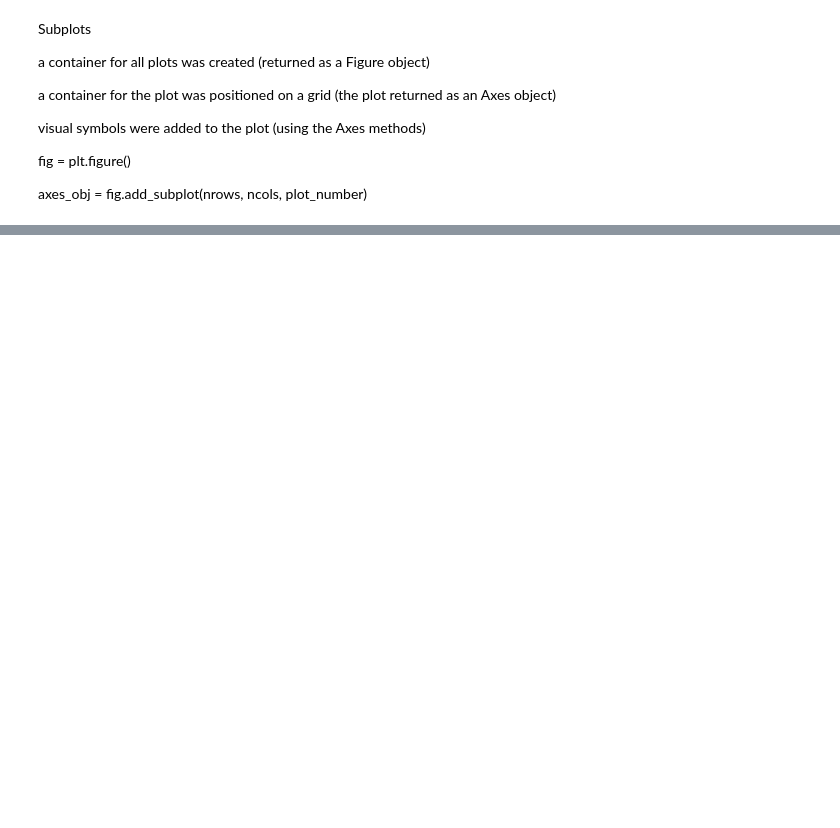
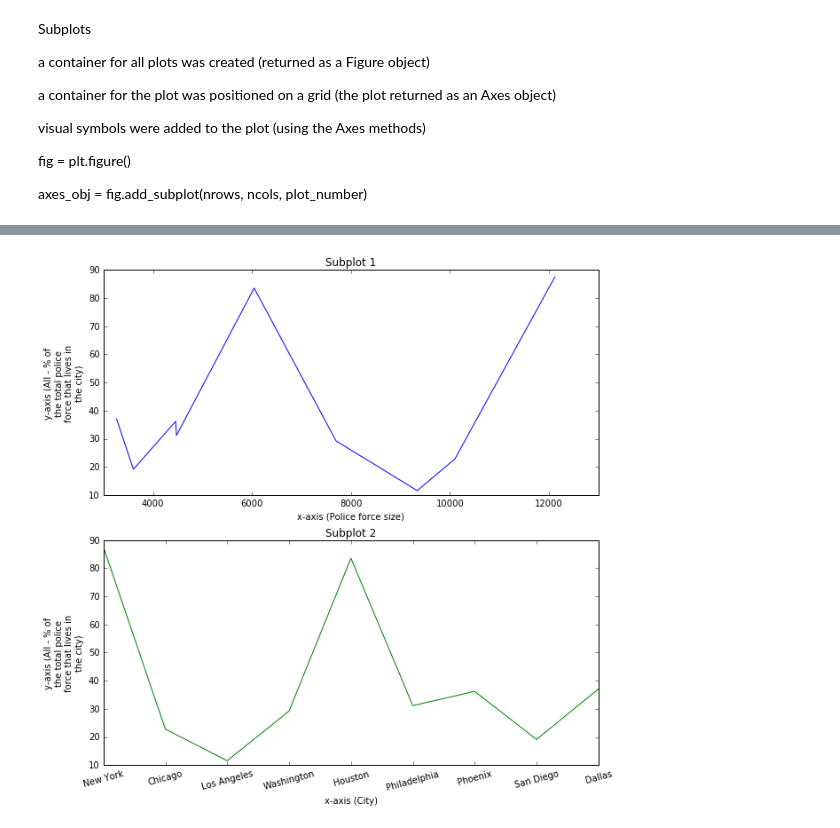
Before and after one commit to Anoosha-Shetty/Data-Science, a Jupyter notebook: Plotting/Line Charts.ipynb, the cells around one changed output, grey strips where cells are left out. Saved outputs shown, nothing was run; the diff lists cells and outputs as text; code cells hidden in the pictures; blank space fills up the shorter version.

```diff
--- a/Plotting/Line Charts.ipynb
+++ b/Plotting/Line Charts.ipynb
@@ -69,27 +108,29 @@ plt.show()
 # %%
 import pandas as pd
 import textwrap
 pol = pd.read_csv(r'D:\GitHub\Datasets\police-locals\police-locals.csv')
 
-fig = plt.figure(figsize=(15,15))    #Setting the plotting area
-ax1 = fig.add_subplot(2,1,1)
-ax2 = fig.add_subplot(2,1,2)
+fig = plt.figure(figsize=(10,10))    #Setting the plotting area
+ax1 = fig.add_subplot(2,1,1)         #Adding subplot 1
+ax2 = fig.add_subplot(2,1,2)         #Adding subplot 2
 ylab = "y-axis (All - % of the total police force that lives in the city)"
 
 ax1.set_xlabel("x-axis (Police force size)")
-ax1.set_ylabel("\n".join (textwrap.wrap(ylab, 20)))
+ax1.set_ylabel("\n".join (textwrap.wrap(ylab, 20)))  #wordwrap
 ax1.plot(pol["police_force_size"][1:10], 100 *pol["all"][1:10])
 ax1.set_title ("Subplot 1")
 
 ax2.set_xlabel("x-axis (City)")
 lng = len(pol["city"][1:10])
 rang = range(lng)
 
 plt.xticks(rang,x_axis, rotation= 15)
 plt.plot(rang,100 *pol["all"][1:10],"g")
 
 ax2.set_ylabel("\n".join (textwrap.wrap(ylab, 20)))
 ax2.set_title ("Subplot 2")
 
 plt.show()
 #Fig 5
+# %% [output]
+[figure, added]
```
Also changed, not shown: parts of 9 cells of this notebook.
